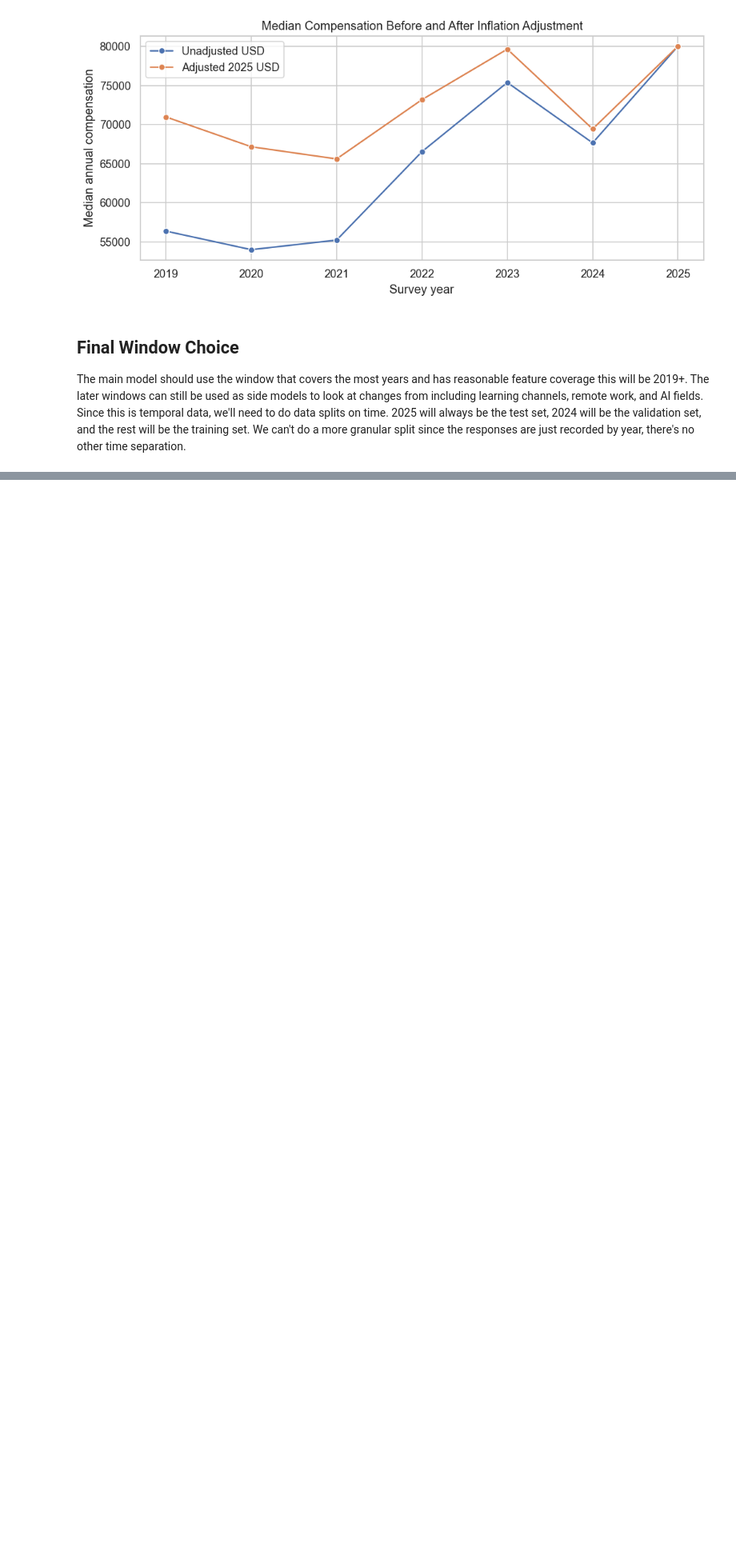
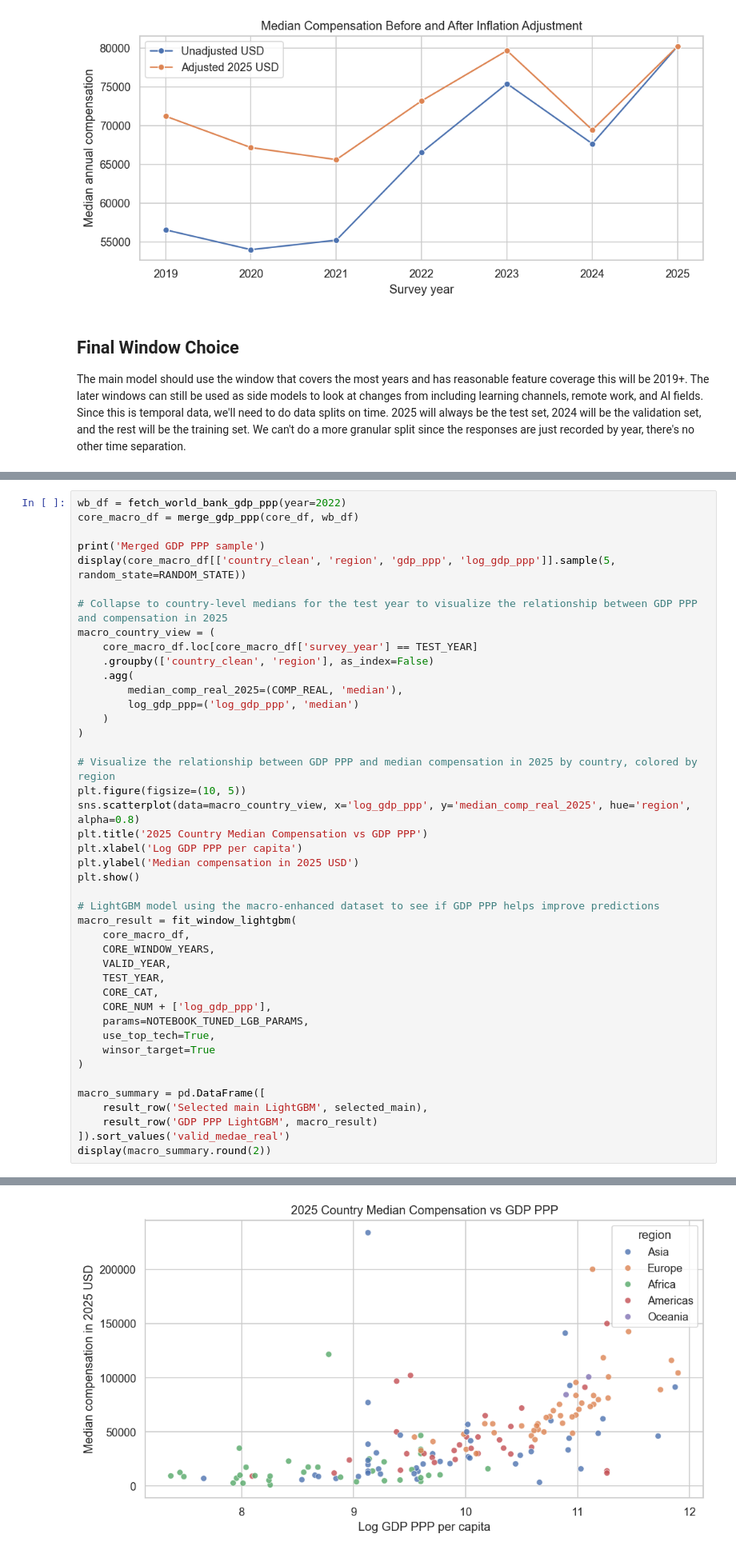
Before and after one commit to Jdrice72901/DSBA-6211-Stack-overflow-Survey-Analysis, a Jupyter notebook: notebooks/Compensation_Model.ipynb, the cells around one changed output, grey strips where cells are left out. Shown at 80% size. Cells and saved outputs as stored; diff of their text form; blank space fills up the shorter version.

```diff
--- a/notebooks/Compensation_Model.ipynb
+++ b/notebooks/Compensation_Model.ipynb
@@ -1905,0 +1180,44 @@ Test Metrics for Europe:
+# %%
+wb_df = fetch_world_bank_gdp_ppp(year=2022)
+core_macro_df = merge_gdp_ppp(core_df, wb_df)
+
+print('Merged GDP PPP sample')
+display(core_macro_df[['country_clean', 'region', 'gdp_ppp', 'log_gdp_ppp']].sample(5, random_state=RANDOM_STATE))
+
+# Collapse to country-level medians for the test year to visualize the relationship between GDP PPP and compensation in 2025
+macro_country_view = (
+    core_macro_df.loc[core_macro_df['survey_year'] == TEST_YEAR]
+    .groupby(['country_clean', 'region'], as_index=False)
+    .agg(
+        median_comp_real_2025=(COMP_REAL, 'median'),
+        log_gdp_ppp=('log_gdp_ppp', 'median')
+    )
+)
+
+# Visualize the relationship between GDP PPP and median compensation in 2025 by country, colored by region
+plt.figure(figsize=(10, 5))
+sns.scatterplot(data=macro_country_view, x='log_gdp_ppp', y='median_comp_real_2025', hue='region', alpha=0.8)
+plt.title('2025 Country Median Compensation vs GDP PPP')
+plt.xlabel('Log GDP PPP per capita')
+plt.ylabel('Median compensation in 2025 USD')
+plt.show()
+
+# LightGBM model using the macro-enhanced dataset to see if GDP PPP helps improve predictions
+macro_result = fit_window_lightgbm(
+    core_macro_df,
+    CORE_WINDOW_YEARS,
+    VALID_YEAR,
+    TEST_YEAR,
+    CORE_CAT,
+    CORE_NUM + ['log_gdp_ppp'],
+    params=NOTEBOOK_TUNED_LGB_PARAMS,
+    use_top_tech=True,
+    winsor_target=True
+)
+
+macro_summary = pd.DataFrame([
+    result_row('Selected main LightGBM', selected_main),
+    result_row('GDP PPP LightGBM', macro_result)
+]).sort_values('valid_medae_real')
+display(macro_summary.round(2))
+# %% [output]
@@ -1905,0 +1231 @@ Test Metrics for Europe:
+[figure, added]
```
Also changed, not shown: parts of 83 cells of this notebook, 8 other files.
